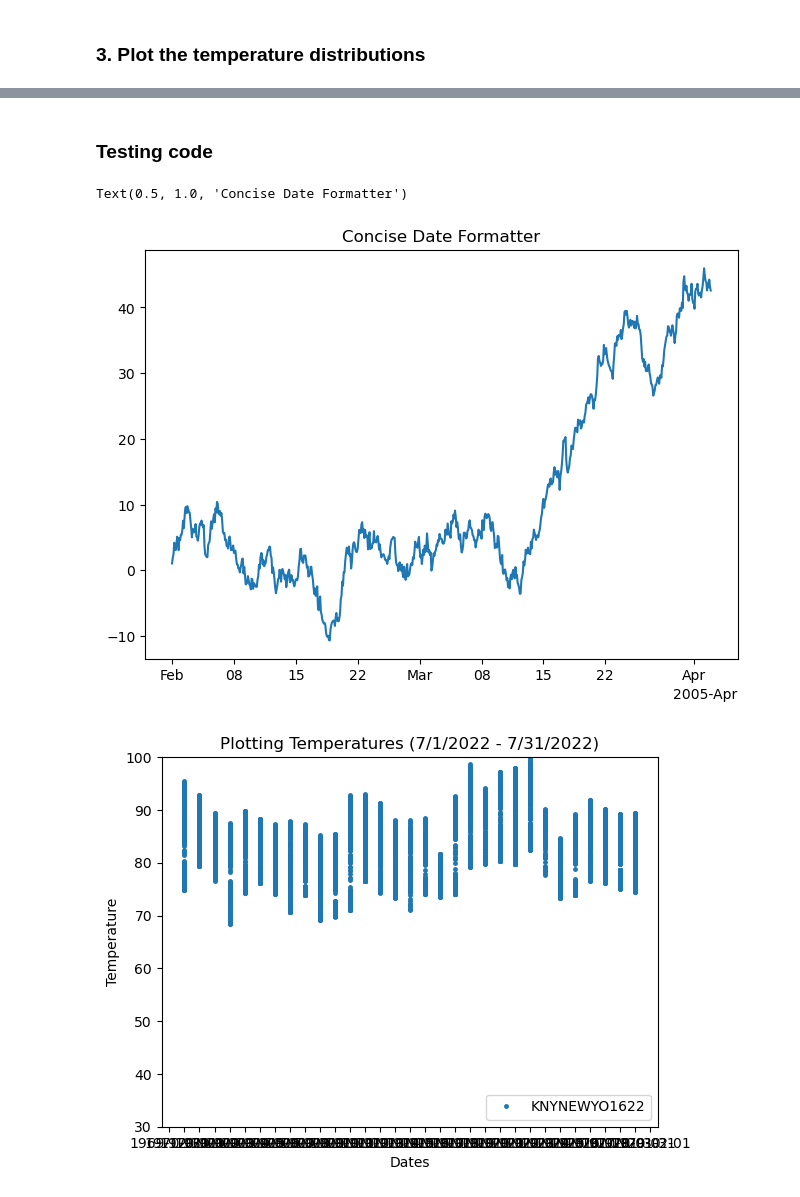
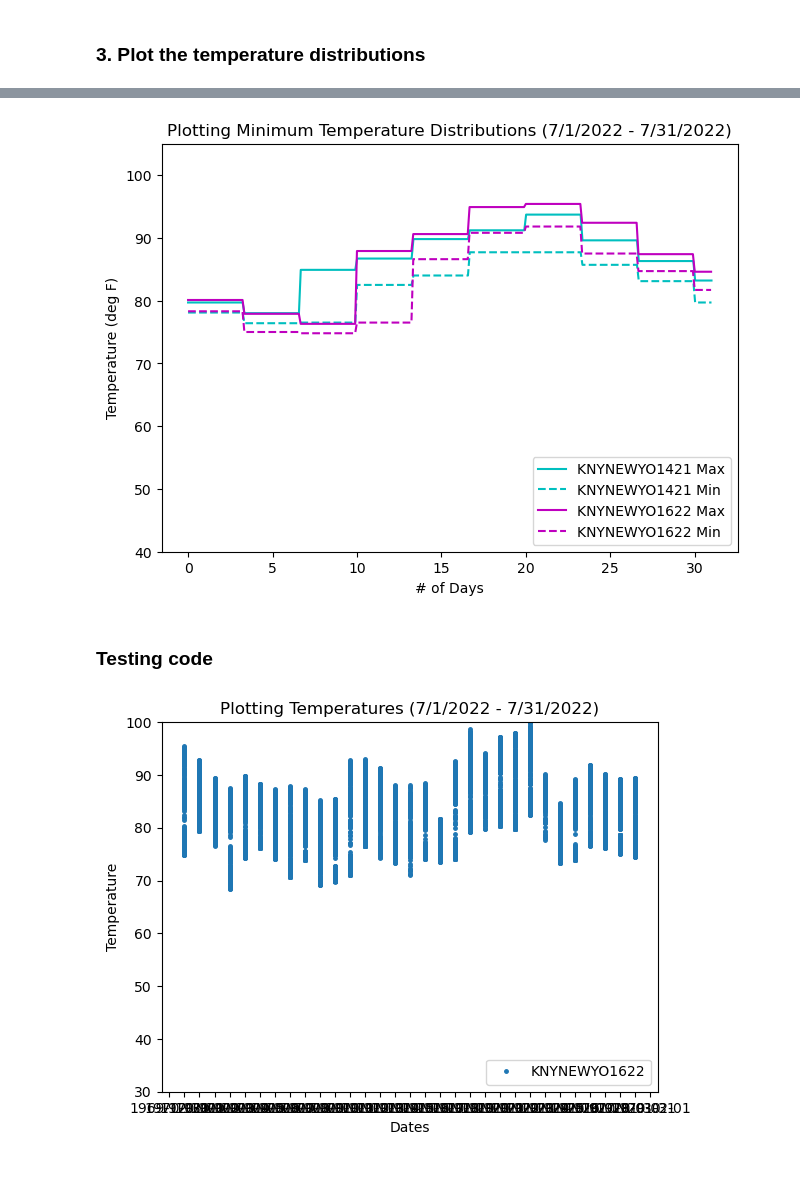
Before and after one commit to soph-loaf/aht_project, a Jupyter notebook: PreprocessingWUData_SAL.ipynb, the cells around one changed output, grey strips where cells are left out. Cells and saved outputs as stored; diff of their text form; code cells hidden in the pictures.

```diff
--- a/PreprocessingWUData_SAL.ipynb
+++ b/PreprocessingWUData_SAL.ipynb
@@ -155,3 +217,30 @@ plt.show()
+# %%
+_, _, T_max_1421 = get_minmax_temp(T_1421)
+_, _, T_max_1622 = get_minmax_temp(T_1622)
+
+
+fig = plt.figure(constrained_layout = True)
+ax = plt.gca()
+# locator = mdates.AutoDateLocator()
+# formatter = mdates.ConciseDateFormatter(locator)
+# ax.xaxis.set_major_locator(locator)
+# ax.xaxis.set_major_formatter(formatter)
+ax.plot(x_min_1421/delta_x, T_max_1421, '-c', markersize=2.5, label='KNYNEWYO1421 Max')
+ax.plot(x_min_1421/delta_x, T_min_1421, '--c', markersize=2.5, label='KNYNEWYO1421 Min')
+ax.plot(x_min_1622/delta_x, T_max_1622, '-m', markersize=2.5, label='KNYNEWYO1622 Max')
+ax.plot(x_min_1622/delta_x, T_min_1622, '--m', markersize=2.5, label='KNYNEWYO1622 Min')
+# ax.plot(x_1571, T_1571, 'o', markersize=2.5, label='KNYNEWYO1571')
+# ax.plot(x_1651, T_1651, 'o', markersize=2.5, label='KNYNEWYO1651')
+# ax.plot(x_982, T_982, 'o', markersize=2.5, label='KNYNEWYO982')
+# ax.plot(x_1615, T_1615, 'o', markersize=2.5, label='KNYNEWYO1615')
+ax.set_xlabel("# of Days")
+ax.set_ylabel("Temperature (deg F)")
+ax.set_ylim([40.0, 105.0])
+ax.set_title('Plotting Minimum Temperature Distributions (7/1/2022 - 7/31/2022)')
+plt.legend(loc='lower right')
+plt.show()
+# %% [output]
+[figure, added]
 # %% [markdown]
 ### Testing code
 # %%
@@ -166,24 +255,21 @@ plt.show()
 #example code for formatting dates
 #source: https://matplotlib.org/stable/api/dates_api.html
 
-base = datetime.datetime(2005, 2, 1)
-dates = np.array([base + datetime.timedelta(hours=(2 * i))
-                  for i in range(732)])
-N = len(dates)
-np.random.seed(19680801)
-y = np.cumsum(np.random.randn(N))
+# base = datetime.datetime(2005, 2, 1)
+# dates = np.array([base + datetime.timedelta(hours=(2 * i))
+#                   for i in range(732)])
+# N = len(dates)
+# np.random.seed(19680801)
+# y = np.cumsum(np.random.randn(N))
 
-fig, ax = plt.subplots(constrained_layout=True)
-locator = mdates.AutoDateLocator()
-formatter = mdates.ConciseDateFormatter(locator)
-ax.xaxis.set_major_locator(locator)
-ax.xaxis.set_major_formatter(formatter)
+# fig, ax = plt.subplots(constrained_layout=True)
+# locator = mdates.AutoDateLocator()
+# formatter = mdates.ConciseDateFormatter(locator)
+# ax.xaxis.set_major_locator(locator)
+# ax.xaxis.set_major_formatter(formatter)
 
-ax.plot(dates, y)
-ax.set_title('Concise Date Formatter')
+# ax.plot(dates, y)
+# ax.set_title('Concise Date Formatter')
-# %% [output]
-Text(0.5, 1.0, 'Concise Date Formatter')
-[figure, removed]
 # %%
 
 #making a scatter plot while omitting nan values
```
Also changed, not shown: parts of 9 cells of this notebook.
